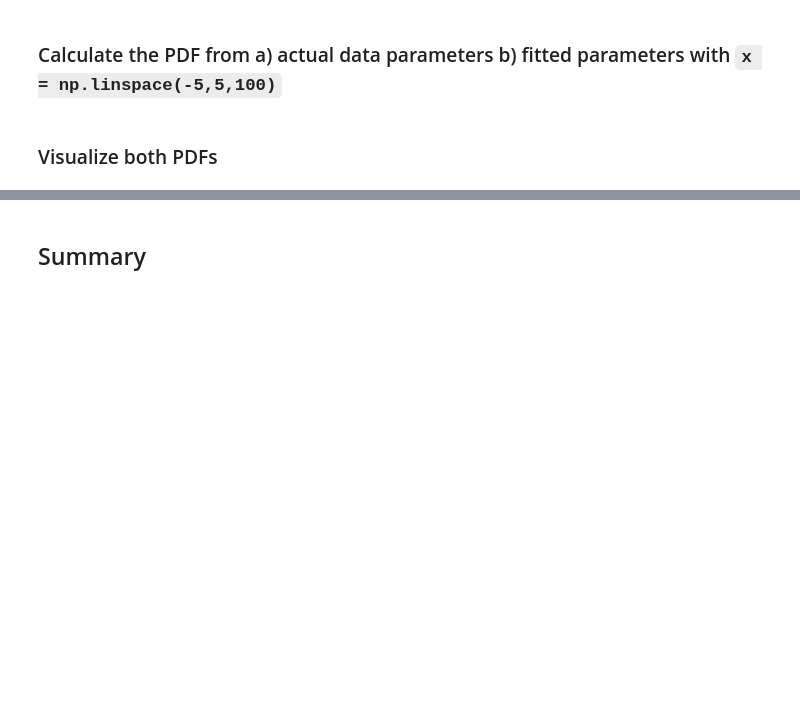
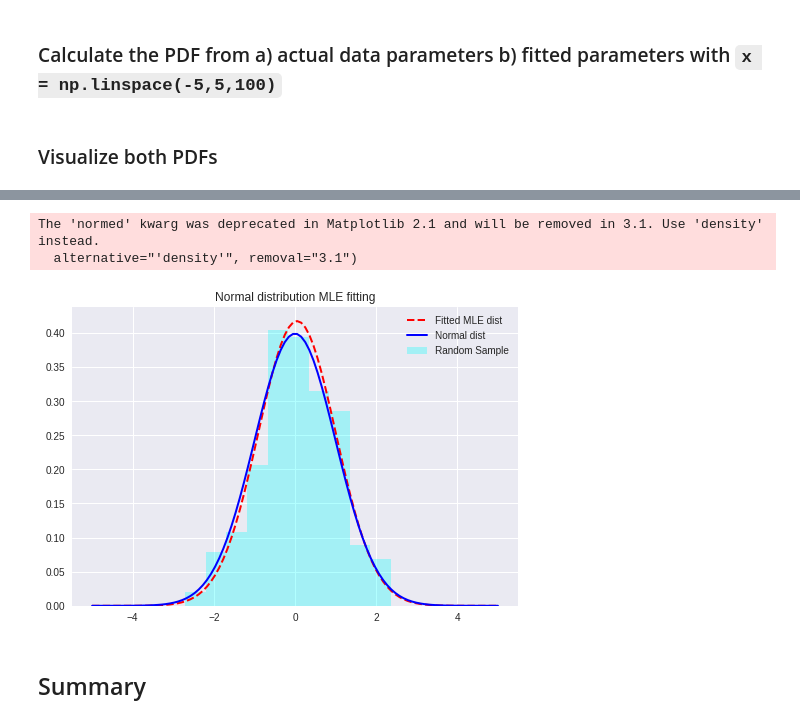
Before and after one commit to as6140/dsc-2-22-03-MLE-gaussian-lab-seattle-ds-career-040119, a Jupyter notebook: index.ipynb, the cells around one changed output, grey strips where cells are left out. Drawn from its saved outputs; the diff is of its cells as text; code cells hidden in the pictures; blank space fills up the shorter version.

```diff
--- a/index.ipynb
+++ b/index.ipynb
@@ -59,3 +55,17 @@ normal_pdf = scipy.stats.norm.pdf(x)
+# %%
+# Your code here
+
+plt.plot(x,fitted_pdf,"red",label="Fitted MLE dist",linestyle="dashed", linewidth=2)
+plt.plot(x,normal_pdf,"blue",label="Normal dist", linewidth=2)
+plt.hist(sample,normed=1,color="cyan",alpha=.3, label='Random Sample')
+plt.title("Normal distribution MLE fitting")
+plt.legend()
+
+plt.show()
+# %% [output]
+The 'normed' kwarg was deprecated in Matplotlib 2.1 and will be removed in 3.1. Use 'density' instead.
+  alternative="'density'", removal="3.1")
+[figure, added]
 # %%
 #  Your comments/observations
 # %% [markdown]
```
Also changed, not shown: parts of 1 cell of this notebook.
